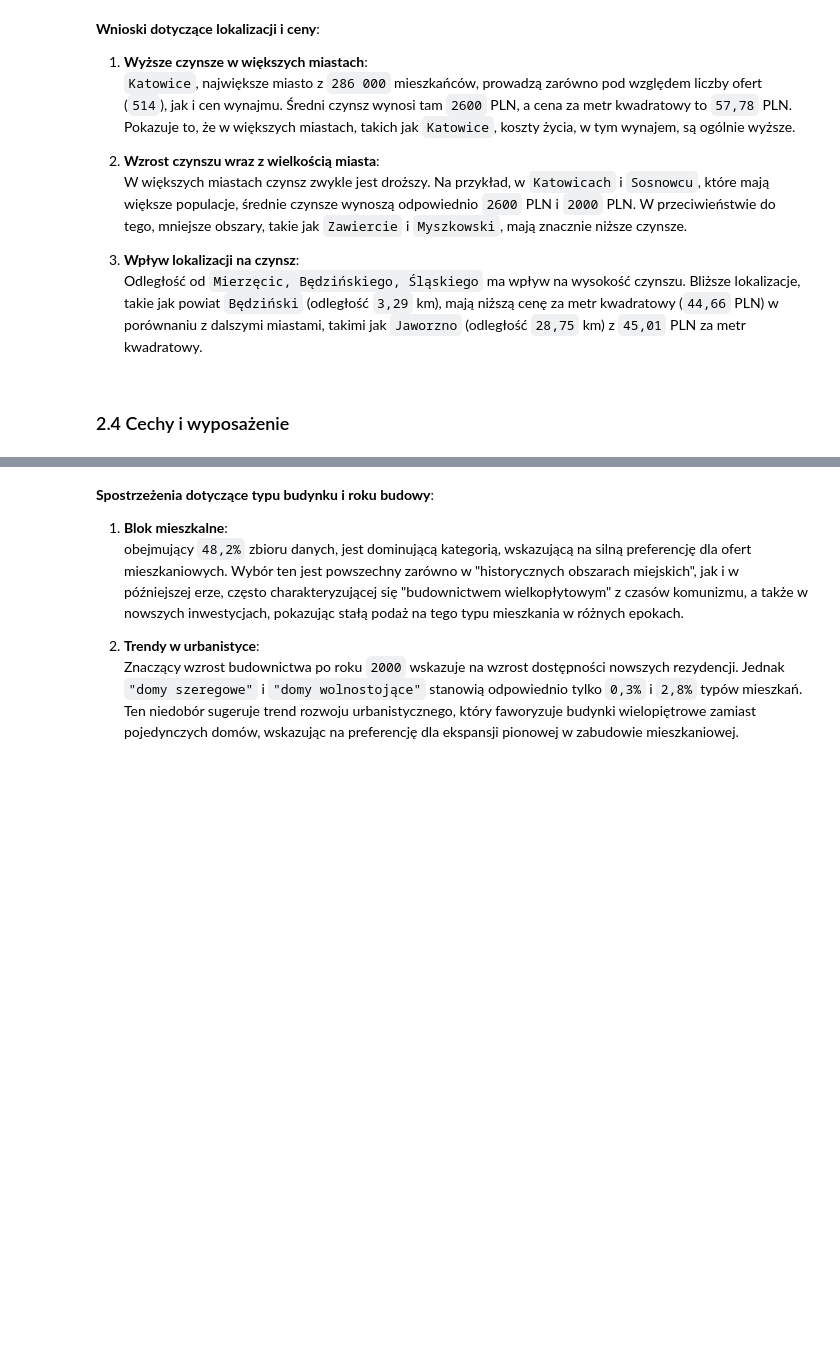
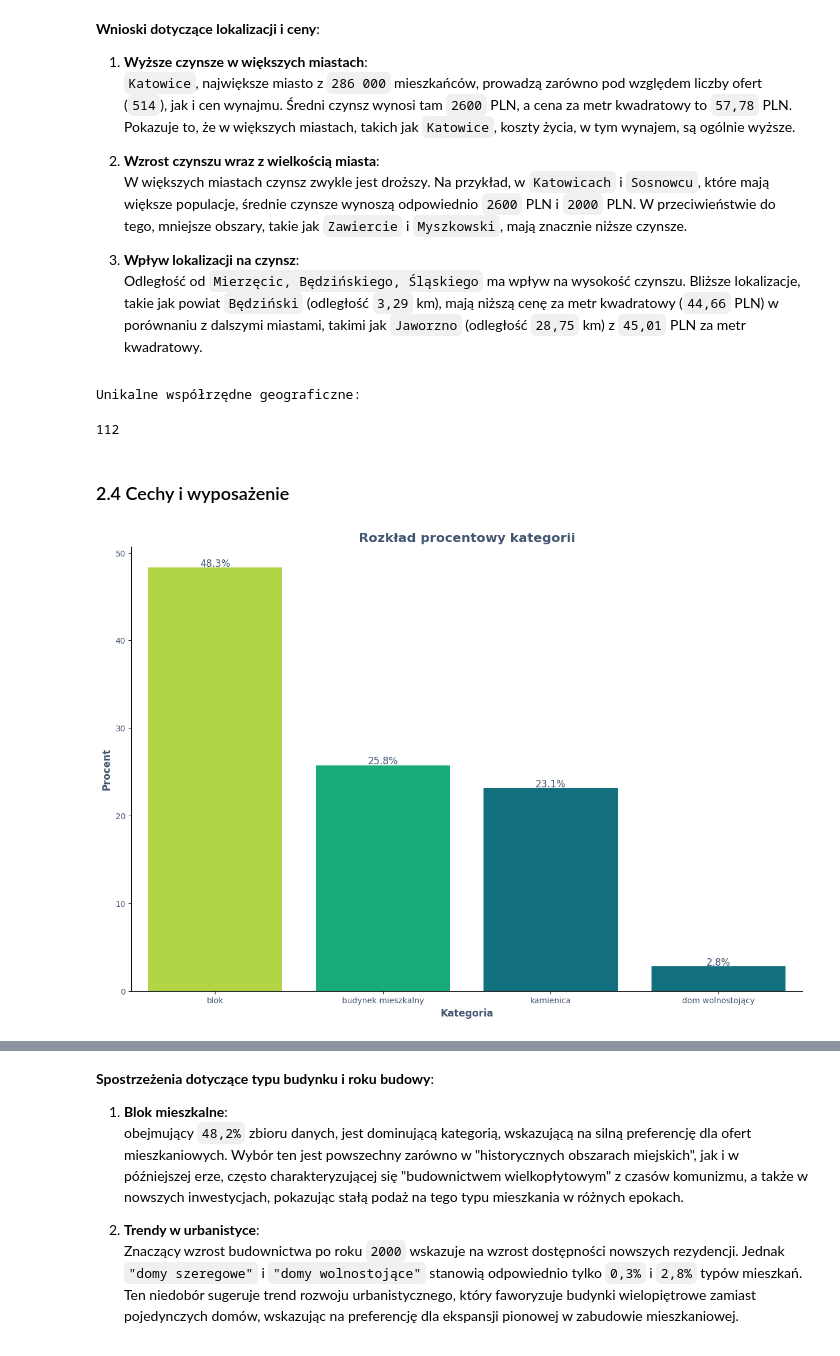
Before and after one commit to Luk-kar/Home-Market-Harvester, a Jupyter notebook: notebooks/003_EDA.pl.ipynb, the cells around one changed output, grey strips where cells are left out. Cells and saved outputs as stored; diff of their text form; code cells hidden in the pictures; blank space fills up the shorter version.

```diff
--- a/notebooks/003_EDA.pl.ipynb
+++ b/notebooks/003_EDA.pl.ipynb
@@ -970,8 +959,11 @@ def add_geo_data_to_offers(df: pd.DataFrame):
 # %%
 map_df = data_path_manager.load_df("map", is_cleaned=True)
 # %%
-print("Unique geo coordinates:")
+print("Unikalne współrzędne geograficzne:")
 len(map_df['coords'].unique())
+# %% [output]
+Unikalne współrzędne geograficzne:
+112
 # %%
 def show_property_map(
         map_df: pd.DataFrame, title: str = "",
@@ -1076,9 +1068,6 @@ show_property_map(map_df, "Property Prices Heatmap", center_coords=(50.460740, 1
 ### 2.4 Cechy i wyposażenie
 # %%
 def display_category_proportions(data: pd.Series, title: str):
-    # Check if data is a Series and of string type
-    if not isinstance(data, pd.Series) or data.dtype != 'string[python]':
-        raise TypeError("Data must be a pandas Series with string type.")
 
     # Calculate the percentage of each category
     category_percentage = data.value_counts(normalize=True) * 100
@@ -1095,33 +1084,35 @@ def display_category_proportions(data: pd.Series, title: str):
         adjusted_length = length - 5
     my_palette = ['#bfed2d'] + ['#00c37f'] + ["#007e90"]*2 + ['#51006f']*adjusted_length
 
     # Make the index more readable
     more_readable_index = []
     for _index in category_percentage.index:
         more_readable_index.append(_index.replace('_', ' '))
     category_percentage.index = more_readable_index
 
     sns.barplot(x=category_percentage.index, y=category_percentage.values, ax=ax, palette=my_palette)
 
     # Add labels to the plot
     plt.title(title, color=aesthetics_plots['label_color'], fontsize=aesthetics_plots['title_size'], weight=aesthetics_plots['fontweight'])
-    plt.xlabel('Category', color=aesthetics_plots['label_color'], fontsize=aesthetics_plots['y_and_x_label_size'], weight=aesthetics_plots['fontweight'])
-    plt.ylabel('Percentage (%)', color=aesthetics_plots['label_color'], fontsize=aesthetics_plots['y_and_x_label_size'], weight=aesthetics_plots['fontweight'])
+    plt.xlabel('Kategoria', color=aesthetics_plots['label_color'], fontsize=aesthetics_plots['y_and_x_label_size'], weight=aesthetics_plots['fontweight'])
+    plt.ylabel('Procent', color=aesthetics_plots['label_color'], fontsize=aesthetics_plots['y_and_x_label_size'], weight=aesthetics_plots['fontweight'])
 
     plt.xticks(color=aesthetics_plots['label_color'])
     plt.yticks(color=aesthetics_plots['label_color'])
 
     sns.despine(right=True, top=True)
 
 
     # Add percentage labels on the bars
     for p in ax.patches:
         ax.annotate(f"{p.get_height():.1f}%", (p.get_x() + p.get_width() / 2., p.get_height()),
                     ha='center', va='center', fontsize=12, color=aesthetics_plots['label_color'], xytext=(0, 5),
                     textcoords='offset points')
 
     # Display the plot
     plt.show()
 
 
-display_category_proportions(combined_df[('type_and_year', 'building_type')], "Category Percentage Distribution")
+display_category_proportions(combined_df[('rodzaj_i_rocznik', 'typ_budynku')], "Rozkład procentowy kategorii")
+# %% [output]
+[figure, added]
```
Also changed, not shown: parts of 20 cells of this notebook.
